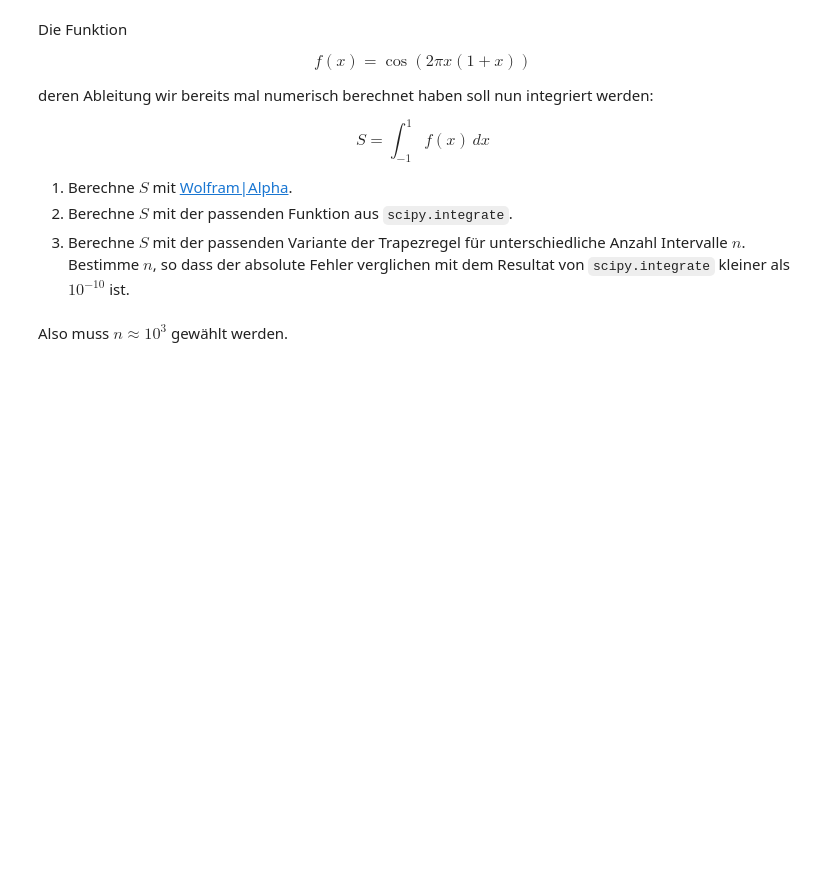
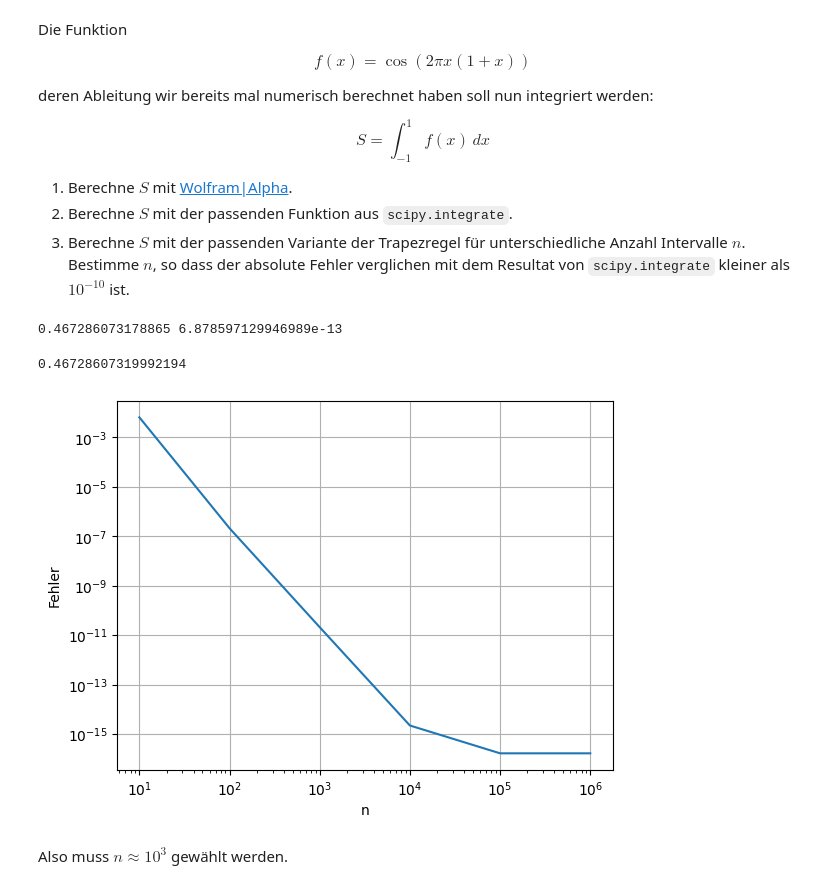
Before and after one commit to visciric/NGDS--Viscio, a Jupyter notebook: 08_Integration/08_Uebungsblatt.ipynb, the cells around one changed output. Saved outputs shown, nothing was run; the diff lists cells and outputs as text; code cells hidden in the pictures; blank space fills up the shorter version.

```diff
--- a/08_Integration/08_Uebungsblatt.ipynb
+++ b/08_Integration/08_Uebungsblatt.ipynb
@@ -38,5 +36,33 @@ $$ S = \int_{-1}^1 f(x) \, dx $$
+# %%
+# 2. SciPy
+import numpy as np
+from scipy.integrate import quad
+
+
+def f(x):
+    return np.cos(2 * np.pi * x * (1 + x))
+
+
+S, _ = quad(f, -1, 1)
+print(S,_)
+# %% [output]
+0.467286073178865 6.878597129946989e-13
 # %%
 # 3. Trapezregel
+trapz(f, -1,1,1000)
+# %% [output]
+0.46728607319992194
+# %%
+ns = np.logspace(1,6,6, dtype=int)
+s3s = np.array([trapz(f,-1,1,n)for n in ns])
+s3_errors = np.abs(s3s-S)
+
+plt.loglog(ns,s3_errors,"-")
+plt.xlabel("n")
+plt.ylabel("Fehler")
+plt.grid()
+# %% [output]
+[figure, added]
 # %% [markdown]
 Also muss $n\approx 10^{3}$ gewählt werden.
 # %% [markdown]
```
Also changed, not shown: parts of 7 cells of this notebook.
